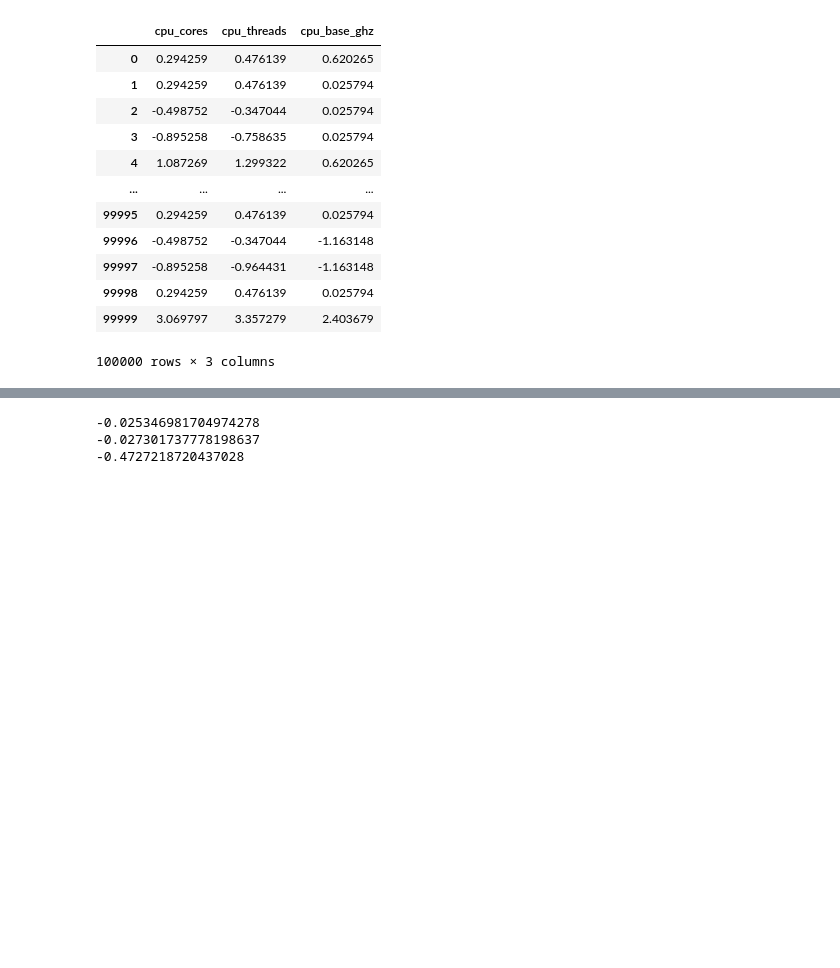
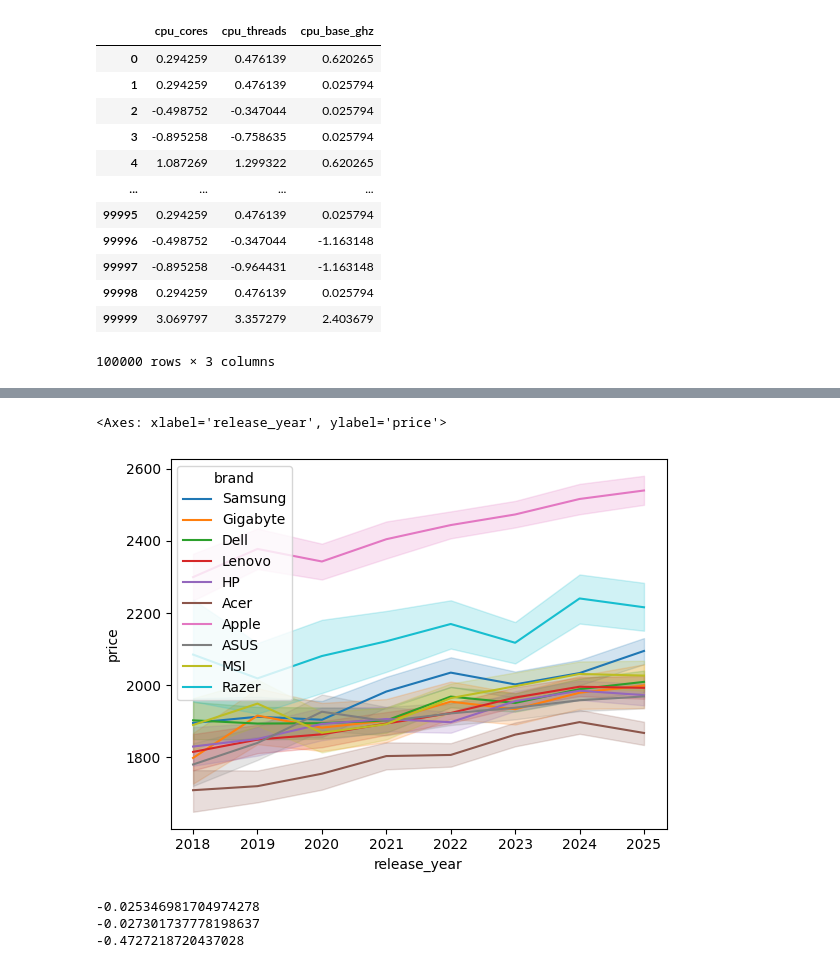
Before and after one commit to xeflore1/CSE478-Course-Project, a Jupyter notebook: dataset_eda.ipynb, the cells around one changed output, grey strips where cells are left out. Cells and saved outputs as stored; diff of their text form; code cells hidden in the pictures; blank space fills up the shorter version.

```diff
--- a/dataset_eda.ipynb
+++ b/dataset_eda.ipynb
@@ -191,3 +171,11 @@ processed_ds_wo_scale
+# %%
+
+pdata = data[data["device_type"] == "Laptop"]
+# data = data[data["release_year"] < 2023]
+sn.lineplot(data = pdata, x = "release_year", y="price", hue="brand")
+# %% [output]
+<Axes: xlabel='release_year', ylabel='price'>
+[figure, added]
 # %%
 form_factor = "Gaming"
 processed_ds = scaled_df[data["form_factor"] == form_factor]
```
Also changed, not shown: parts of 10 cells of this notebook, 2 other files.
